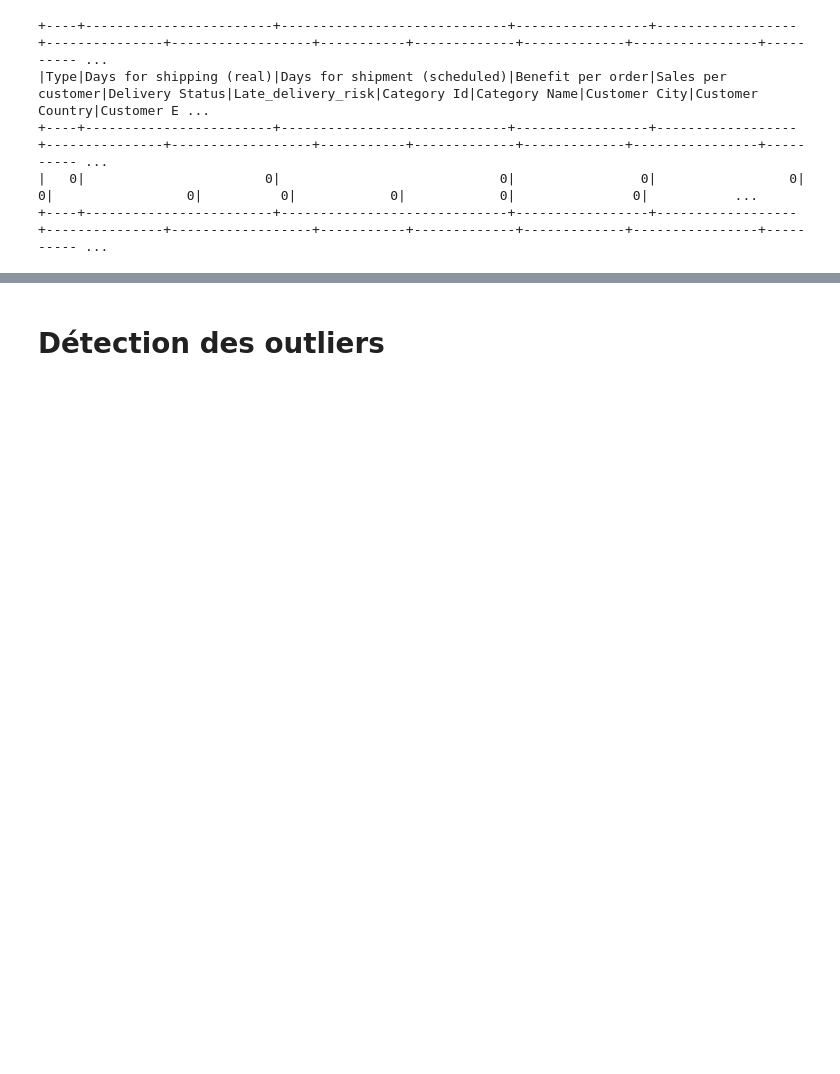
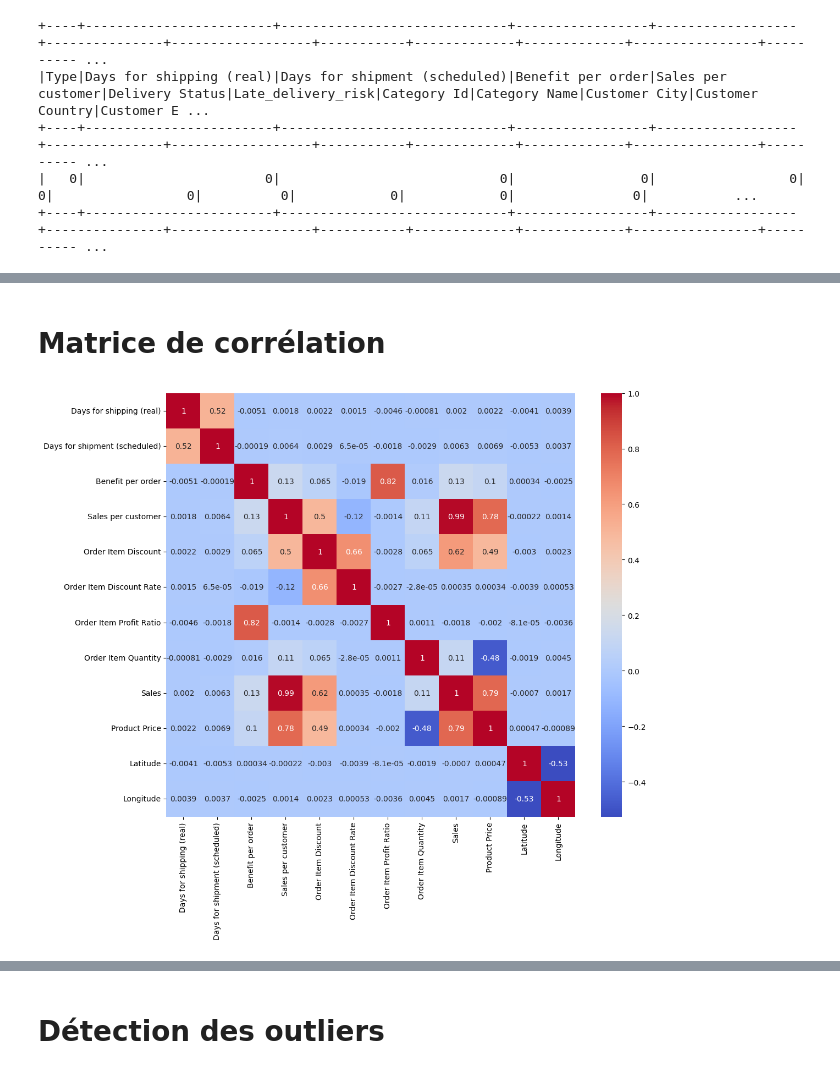
Before and after one commit to elmhmmd/Syst-me-Pr-dictif-Intelligent-de-Gestion-Logistique, a Jupyter notebook: Gestion_Logistique_Notebook.ipynb, the cells around one changed output, grey strips where cells are left out. Saved outputs shown, nothing was run; the diff lists cells and outputs as text; code cells hidden in the pictures; blank space fills up the shorter version.

```diff
--- a/Gestion_Logistique_Notebook.ipynb
+++ b/Gestion_Logistique_Notebook.ipynb
@@ -126,0 +129,17 @@ missing_counts.show()
+# %%
+columns_to_drop = [
+    'Product Description',
+    'Product Status',
+    'Customer Email',
+    'Customer Password',
+    'Order Profit Per Order',
+    'Order Item Total',
+    'Product Category Id',
+    'Order Customer Id',
+    'Order Item Cardprod Id',
+    'Order Item Product Price'
+]
+
+df = df.drop(*columns_to_drop)
+
+print("Columns dropped successfully.")
@@ -126,0 +168,30 @@ missing_counts.show()
+# %% [markdown]
+# Matrice de corrélation
+# %%
+import seaborn as sns
+import matplotlib.pyplot as plt
+
+numeric_cols = [
+    'Days for shipping (real)',
+    'Days for shipment (scheduled)',
+    'Benefit per order',
+    'Sales per customer',
+    'Order Item Discount',
+    'Order Item Discount Rate',
+    'Order Item Profit Ratio',
+    'Order Item Quantity',
+    'Sales',
+    'Product Price',
+    'Latitude',
+    'Longitude'
+]
+
+
+
+df_feat = df.select(numeric_cols).toPandas()
+
+plt.figure(figsize=(12, 10))
+sns.heatmap(df_feat.corr(), annot=True, cmap='coolwarm')
+plt.show()
+# %% [output]
+[figure, added]
```
Also changed, not shown: parts of 8 cells of this notebook.
